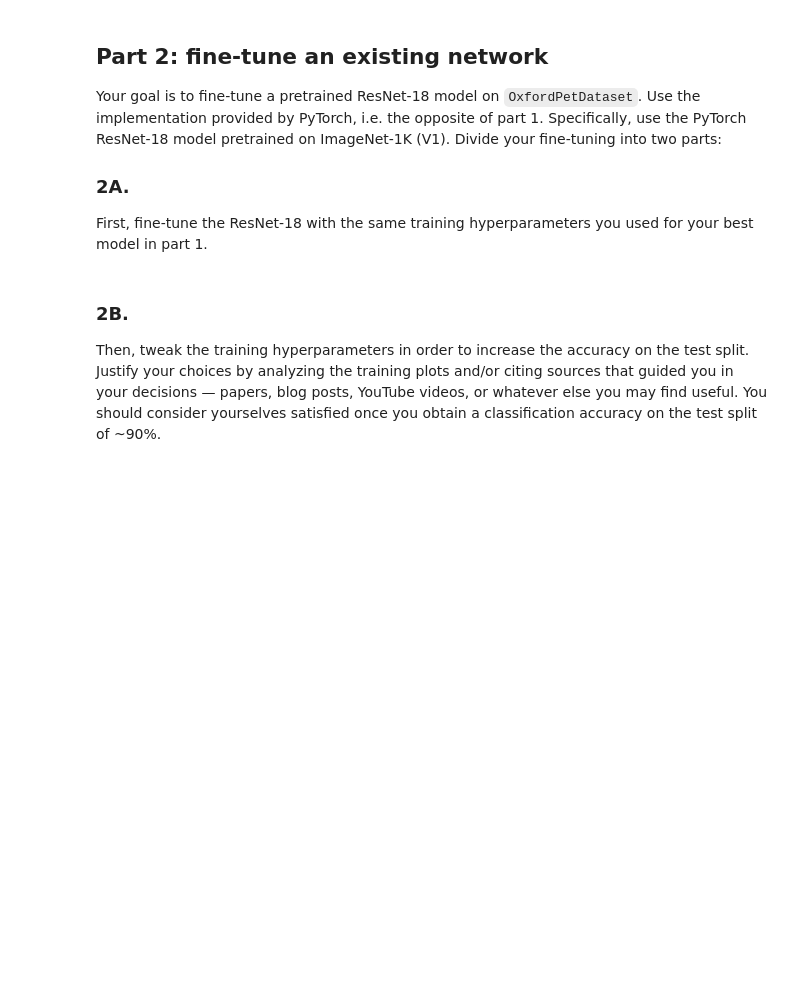
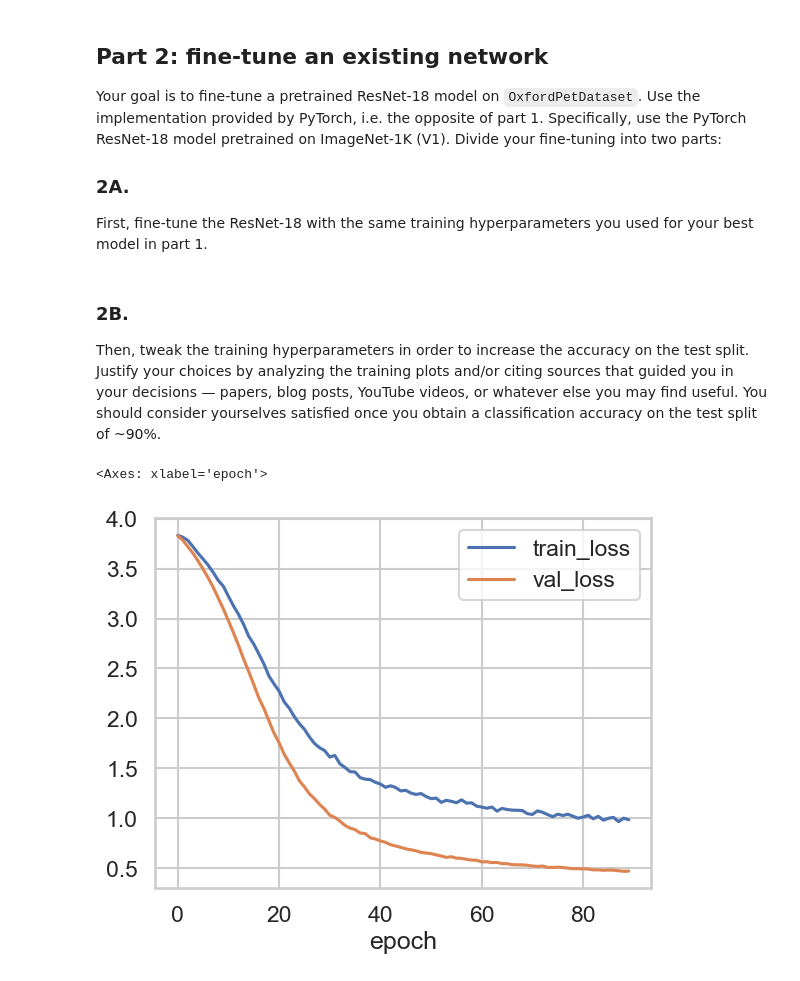
Before and after one commit to andreeado/ipcv, a Jupyter notebook: assigment_2_final.ipynb, the cells around one changed output. Saved outputs shown, nothing was run; the diff lists cells and outputs as text; code cells hidden in the pictures; blank space fills up the shorter version.

```diff
--- a/assigment_2_final.ipynb
+++ b/assigment_2_final.ipynb
@@ -710,0 +871,12 @@ for par in parameters_finetune_base:
+# %%
+finetune_df = pd.read_csv("./results_finetune.csv")
+
+row_best_accuracy = finetune_df[finetune_df["test_accuracy"] == np.max(finetune_df["test_accuracy"])]
+best_experiment_name = row_best_accuracy["experiment_name"].iloc[0]
+best_experiment = finetune_df[finetune_df["experiment_name"] == best_experiment_name]
+loss = best_experiment[["epoch","train_loss", "val_loss"]].copy()
+loss = loss.set_index("epoch")
+loss.plot()
+# %% [output]
+<Axes: xlabel='epoch'>
+[figure, added]
```
Also changed, not shown: parts of 10 cells of this notebook, 6 other files.
